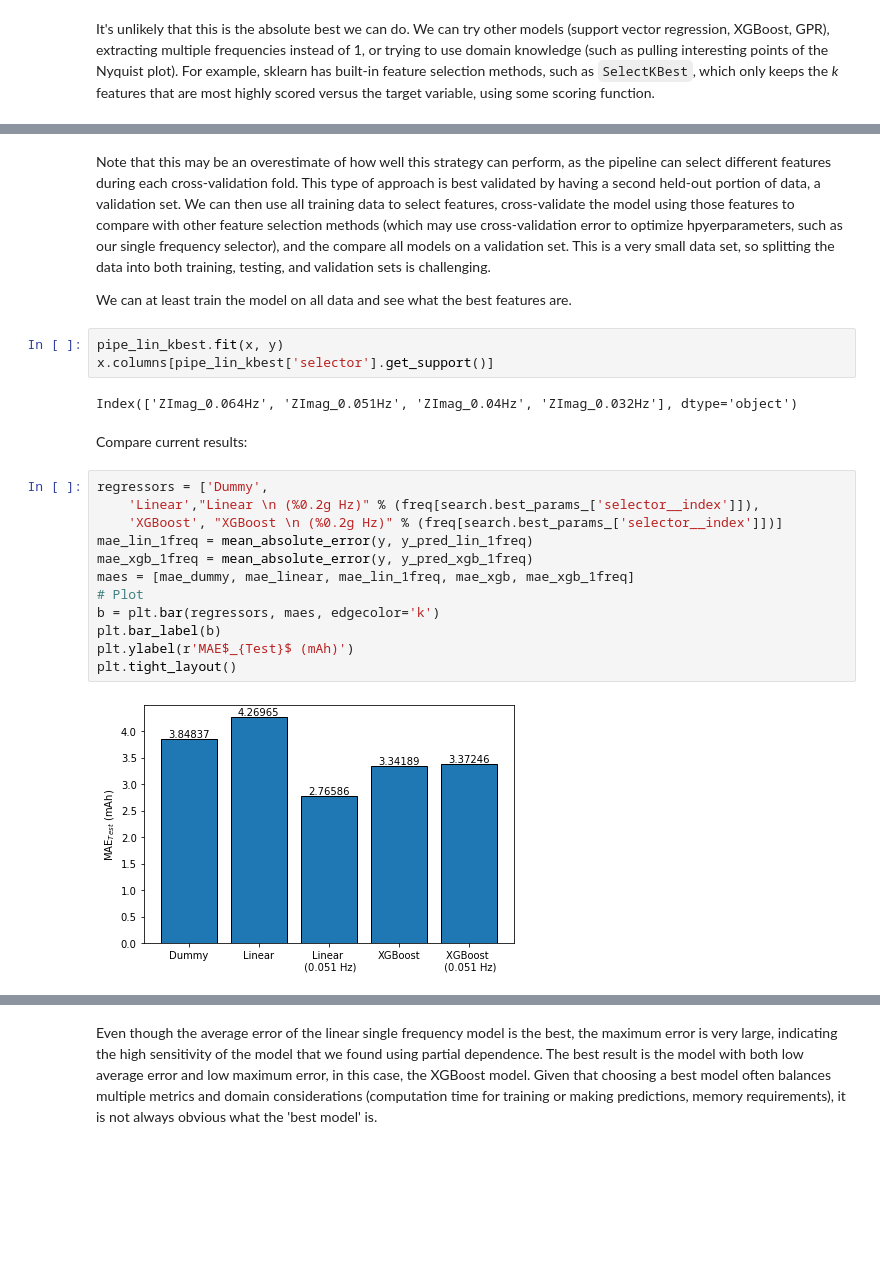
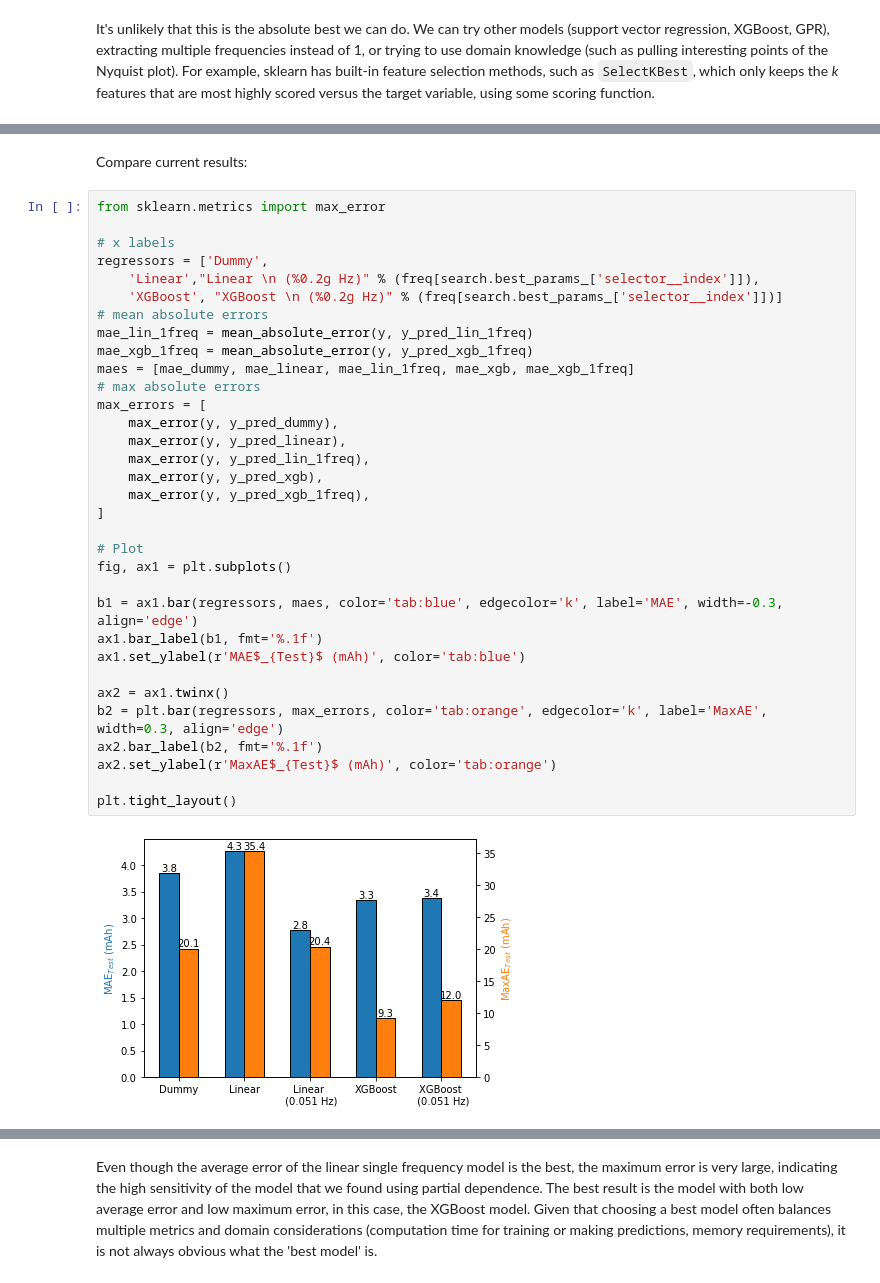
Before and after one commit to battery-data-commons/mrs-sp22-tutorial, a Jupyter notebook: ml_predicting_capacity_with_eis_solutions.ipynb, the cells around one changed output, grey strips where cells are left out. Cells and saved outputs as stored; diff of their text form; blank space fills up the shorter version.

```diff
--- a/ml_predicting_capacity_with_eis_solutions.ipynb
+++ b/ml_predicting_capacity_with_eis_solutions.ipynb
@@ -661,25 +616,37 @@ plotyy(y, y_pred_lin_kbest, eis_data.seriesIdx, title=title)
-# %% [markdown]
-Note that this may be an overestimate of how well this strategy can perform, as the pipeline can select different features during each cross-validation fold. This type of approach is best validated by having a second held-out portion of data, a validation set. We can then use all training data to select features, cross-validate the model using those features to compare with other feature selection methods (which may use cross-validation error to optimize hpyerparameters, such as our single frequency selector), and the compare all models on a validation set. This is a very small data set, so splitting the data into both training, testing, and validation sets is challenging.
-
-We can at least train the model on all data and see what the best features are.
-# %%
-pipe_lin_kbest.fit(x, y)
-x.columns[pipe_lin_kbest['selector'].get_support()]
-# %% [output]
-Index(['ZImag_0.064Hz', 'ZImag_0.051Hz', 'ZImag_0.04Hz', 'ZImag_0.032Hz'], dtype='object')
 # %% [markdown]
 Compare current results:
 # %%
+from sklearn.metrics import max_error
+
+# x labels
 regressors = ['Dummy',
     'Linear',"Linear \n (%0.2g Hz)" % (freq[search.best_params_['selector__index']]),
     'XGBoost', "XGBoost \n (%0.2g Hz)" % (freq[search.best_params_['selector__index']])]
+# mean absolute errors
 mae_lin_1freq = mean_absolute_error(y, y_pred_lin_1freq)
 mae_xgb_1freq = mean_absolute_error(y, y_pred_xgb_1freq)
 maes = [mae_dummy, mae_linear, mae_lin_1freq, mae_xgb, mae_xgb_1freq]
+# max absolute errors
+max_errors = [
+    max_error(y, y_pred_dummy),
+    max_error(y, y_pred_linear),
+    max_error(y, y_pred_lin_1freq),
+    max_error(y, y_pred_xgb),
+    max_error(y, y_pred_xgb_1freq),
+]
+
 # Plot
-b = plt.bar(regressors, maes, edgecolor='k')
-plt.bar_label(b)
-plt.ylabel(r'MAE$_{Test}$ (mAh)')
+fig, ax1 = plt.subplots()
+
+b1 = ax1.bar(regressors, maes, color='tab:blue', edgecolor='k', label='MAE', width=-0.3, align='edge')
+ax1.bar_label(b1, fmt='%.1f')
+ax1.set_ylabel(r'MAE$_{Test}$ (mAh)', color='tab:blue')
+
+ax2 = ax1.twinx()
+b2 = plt.bar(regressors, max_errors, color='tab:orange', edgecolor='k', label='MaxAE', width=0.3, align='edge')
+ax2.bar_label(b2, fmt='%.1f')
+ax2.set_ylabel(r'MaxAE$_{Test}$ (mAh)', color='tab:orange')
+
 plt.tight_layout()
 # %% [output]
-[figure, old version]
+[figure, new version]
```
Also changed, not shown: parts of 21 cells of this notebook, 2 other files.
